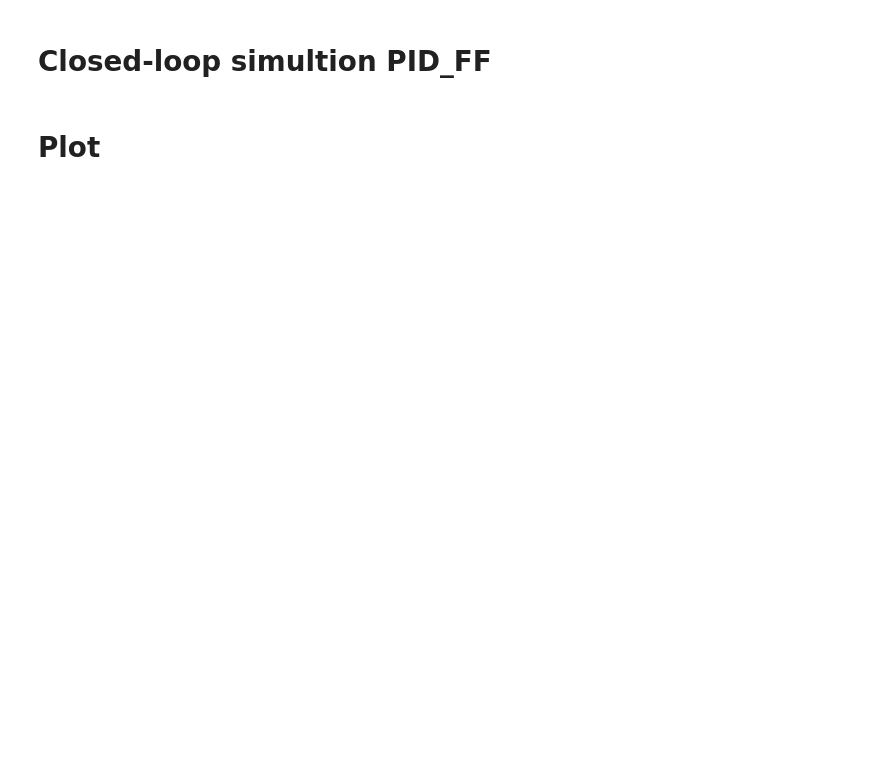
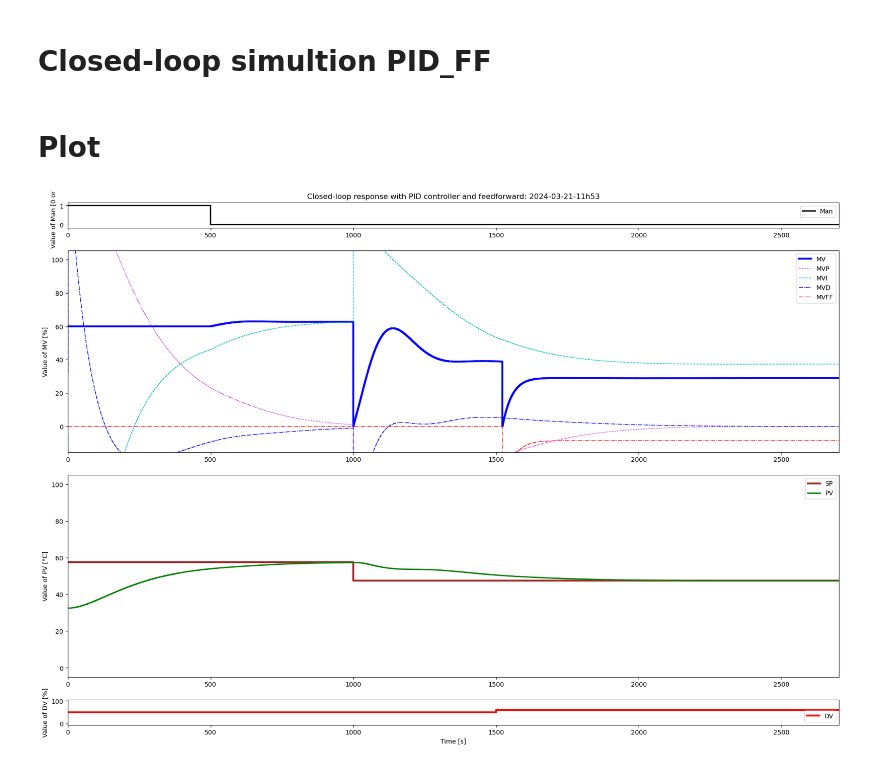
Before and after one commit to Muten-Roshi-Sama/TCLab_PID_Controller_FeedForward, a Jupyter notebook: Simulation_CLP_PID_FF.ipynb, the cells around one changed output. Cells and saved outputs as stored; diff of their text form; code cells hidden in the pictures; blank space fills up the shorter version.

Commit message:
First PID_FF graph.

```diff
--- a/Simulation_CLP_PID_FF.ipynb
+++ b/Simulation_CLP_PID_FF.ipynb
@@ -86,7 +107,26 @@ SyntaxError: invalid syntax (345138829.py, line 16)
 # %% [markdown]
 # Closed-loop simultion PID_FF
 # %%
-
+t = []
+SP = []
+MV = []
+Man = []
+MVMan = []
+MVFF = []
+MVP = []
+MVI = []
+MVD = []
+DV = []
+PV = []
+E = []
+MVFFDelay = []
+MVFFLL1 = []
+MVDelayp = []
+PV1p = []
+PV2p = []
+MVDelayd = []
+PV1d = []
+PV2d = []
 
 
 for i in range(0, N):
@@ -94,7 +134,7 @@ for i in range(0, N):
 
     # Inputs SP, DV
     SelectPath_RT(SPPath, t, SP)
-    SelectPath_RT(DVPath, t DV)
+    SelectPath_RT(DVPath, t, DV)
 
 
     # Feedforward   voir schema vert rouge bleu
@@ -105,17 +145,17 @@ for i in range(0, N):
     else:
         LL_RT(MVFFLL1, 0, T2p, T2d, Ts, MVFF)
 
-    # PID controller mode
+    # PID control action
     SelectPath_RT(ManPath,t,Man)
     SelectPath_RT(MVManPath, t, MVMan)
-    # PID control action
-    PID_RT(SP, PV, Man, MVMan, MVFF, Kc, Ti, Td, alpha, Ts, MVMin, MVMax, MV, MVP, MVI, MVD, E, EP, ED, ManFF, PV0)
-    # Input-output dynamics P(s)
-    Delay_RT(MV, thetap, Ts, MVDelayp,Mv0)
+    PID_RT(SP, PV, Man, MVMan, MVFF, Kc, Ti, Td, alpha, Ts, MVMin, MVMax, MV, MVP, MVI, MVD, E, ManFF=False, PVInit=PV0, method='EBD-EBD')
+
+    # Input-output dynamics P(s)========== delay + 2 FO
+    Delay_RT(MV, thetap, Ts, MVDelayp,MV0)
     FO_RT(MVDelayp, Kp, T1p, Ts, PV1p,0)
-    FO_RT(PV1P,1 ,T2p, Ts, PV2p, 0)
-    # Disturbance dynamics D(s)
-    Delay_RT(DV - Dv0*np.ones_like(DV), thetad, Ts, MVDelayd, 0)
+    FO_RT(PV1p,1 ,T2p, Ts, PV2p, 0)
+    # Disturbance dynamics D(s)========== delay + 2 FO
+    Delay_RT(DV - DV0*np.ones_like(DV), thetad, Ts, MVDelayd, 0)
     FO_RT(MVDelayd, Kd, T1d, Ts, PV1d,0)
     FO_RT(PV1d,1,T2d, Ts, PV2d, 0)
 
@@ -123,7 +163,7 @@ for i in range(0, N):
 # %% [markdown]
 # Plot
 # %%
-now = datetime.now()
+now = datetime.datetime.now()
 date_time = now.strftime("%Y-%m-%d-%Hh%M")
 
 
@@ -147,30 +187,32 @@ ax2.legend (loc='best')
 
 l7, = ax3.step([0, TSim], [0,100], 'brown', linewidth=3, label='SP', where="post")
 l8, = ax3.step([0, TSim], [0,100], 'g-', linewidth=2, label='PV', where='post')
 ax3.set_ylabel('Value of PV [°C]')
 ax3.legend (loc='best')
 
 l9, = ax4.step([0, TSim], [0,100], 'r-', linewidth=3, label='DV', where='post')
 ax4.set_xlabel('Time [s]')
 ax4.set_ylabel('Value of DV [%]')
 ax4.legend (loc='best')
 
 ManInt = [int(x) for x in Man]
 
 l1.set_data(t, Man)
 l2.set_data(t,MV)
 l3.set_data(t, MVP)
 l4.set_data(t,MVI)
 l5.set_data(t, MVD)
 l6.set_data(t, MVFF)
 l7.set_data(t, SP)
 l8.set_data(t, PV)
 l9.set_data(t, DV)
 
 ax1.set_xlim(0, t[-1]+1)
 ax2.set_xlim(0, t[-1]+1)
 ax3.set_xlim(0, t[-1]+1)
 ax4.set_xlim(0, t[-1]+1)
 
 MVMinscope = -5 + myRound(np.min([np.min(MV), np.min(MVP), np.min(MVI), np.min(MVD), np.min(MVFF)]), 5)
 MVMaxscope = 5 + myRound(np.max([np.max(MV), np.max(MVP), np.max(MVI), np.max(MVD), np.max(MVFF)]), 5)
+# %% [output]
+[figure, added]
```
Also changed, not shown: parts of 6 cells of this notebook, 1 other file.
